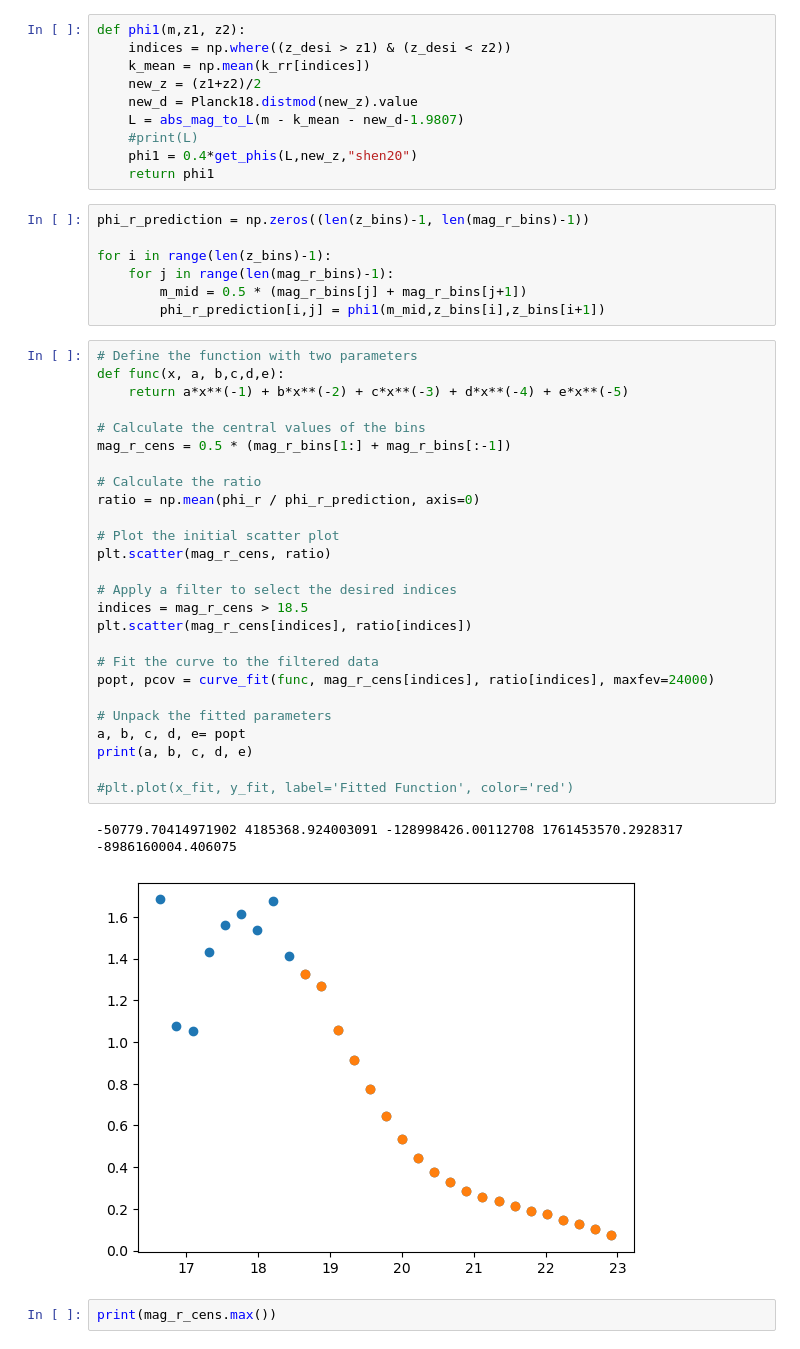
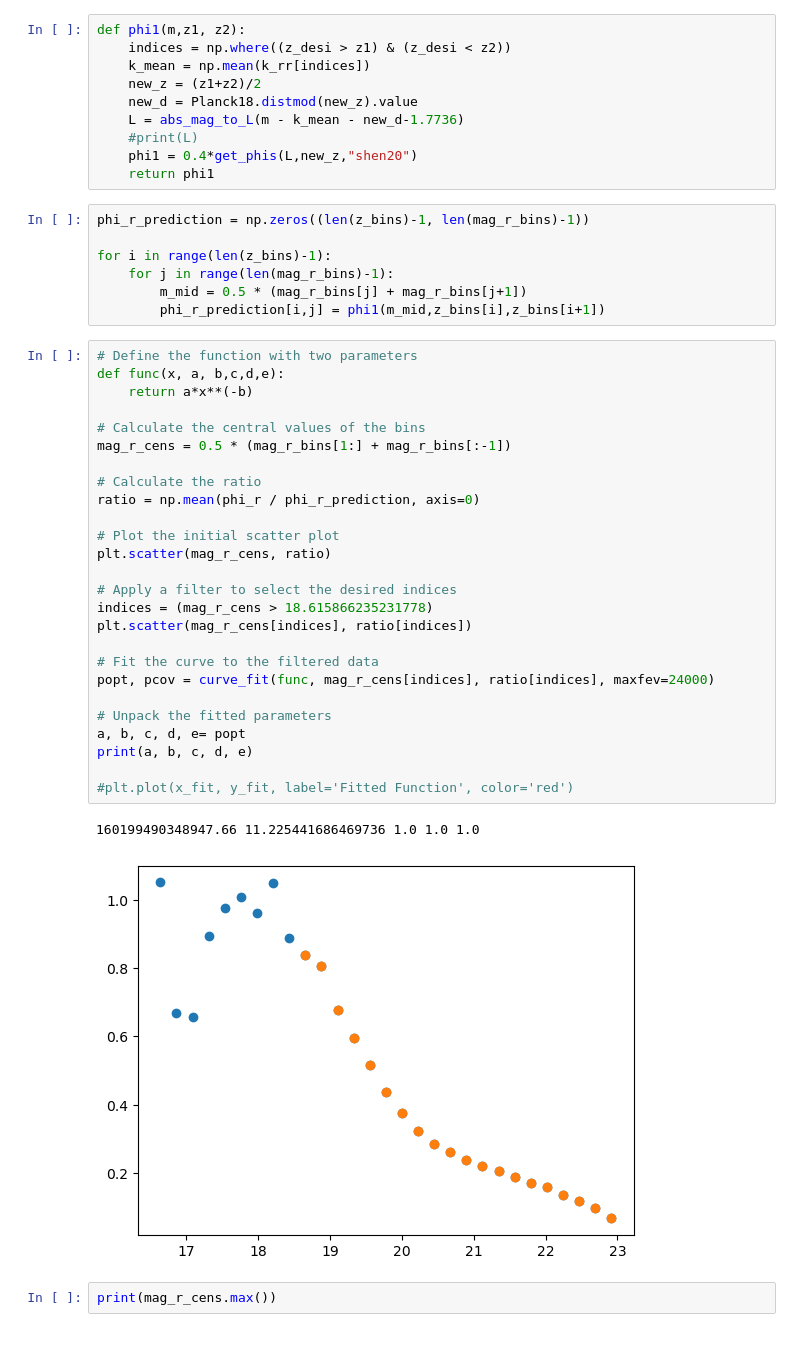
Before and after one commit to XuZhaozhong-1/DESI-ZTF, a Jupyter notebook: DESI-ZTF-2/QSO_DIS1.ipynb, the cells around one changed output. Drawn from its saved outputs; the diff is of its cells as text.

```diff
--- a/DESI-ZTF-2/QSO_DIS1.ipynb
+++ b/DESI-ZTF-2/QSO_DIS1.ipynb
@@ -97,7 +97,7 @@ def phi1(m,z1, z2):
     k_mean = np.mean(k_rr[indices])
     new_z = (z1+z2)/2
     new_d = Planck18.distmod(new_z).value
-    L = abs_mag_to_L(m - k_mean - new_d-1.9807)
+    L = abs_mag_to_L(m - k_mean - new_d-1.7736)
     #print(L)
     phi1 = 0.4*get_phis(L,new_z,"shen20")
     return phi1
@@ -111,32 +111,32 @@ for i in range(len(z_bins)-1):
 # %%
 # Define the function with two parameters
 def func(x, a, b,c,d,e):
-    return a*x**(-1) + b*x**(-2) + c*x**(-3) + d*x**(-4) + e*x**(-5)
+    return a*x**(-b)
 
 # Calculate the central values of the bins
 mag_r_cens = 0.5 * (mag_r_bins[1:] + mag_r_bins[:-1])
 
 # Calculate the ratio
 ratio = np.mean(phi_r / phi_r_prediction, axis=0)
 
 # Plot the initial scatter plot
 plt.scatter(mag_r_cens, ratio)
 
 # Apply a filter to select the desired indices
-indices = mag_r_cens > 18.5
+indices = (mag_r_cens > 18.615866235231778)
 plt.scatter(mag_r_cens[indices], ratio[indices])
 
 # Fit the curve to the filtered data
 popt, pcov = curve_fit(func, mag_r_cens[indices], ratio[indices], maxfev=24000)
 
 # Unpack the fitted parameters
 a, b, c, d, e= popt
 print(a, b, c, d, e)
 
 #plt.plot(x_fit, y_fit, label='Fitted Function', color='red')
 # %% [output]
--50779.70414971902 4185368.924003091 -128998426.00112708 1761453570.2928317 -8986160004.406075
+160199490348947.66 11.225441686469736 1.0 1.0 1.0
-[figure, old version]
+[figure, new version]
 # %%
 print(mag_r_cens.max())
 # %% [output]
```
Also changed, not shown: parts of 9 cells of this notebook, 1 other file.
